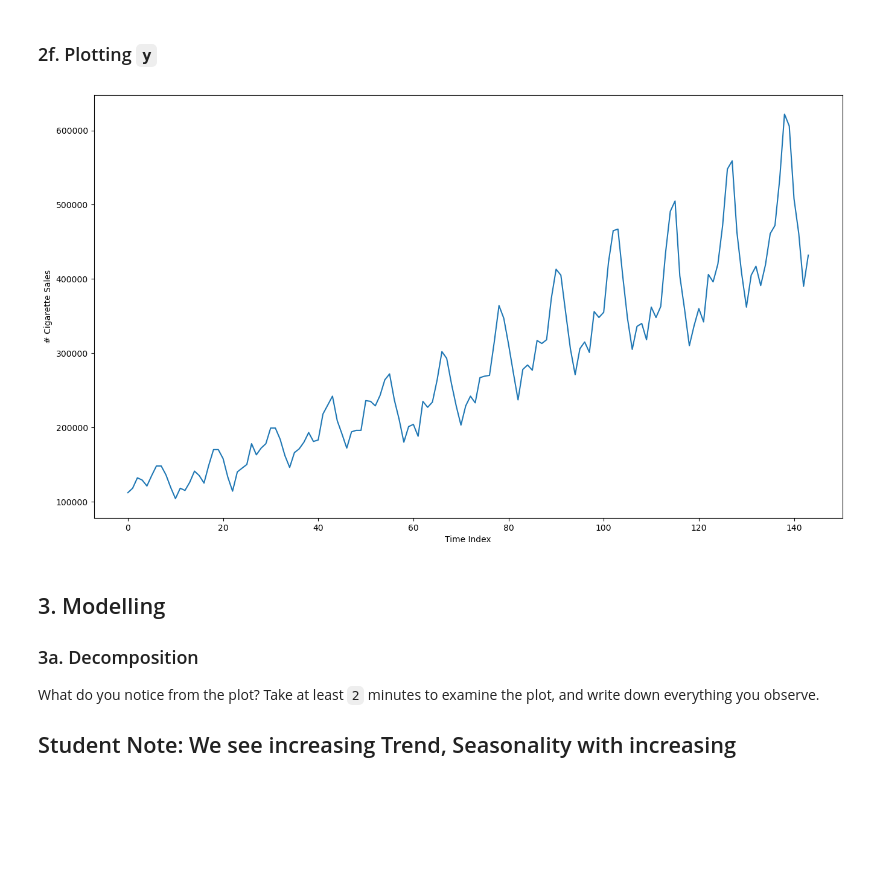
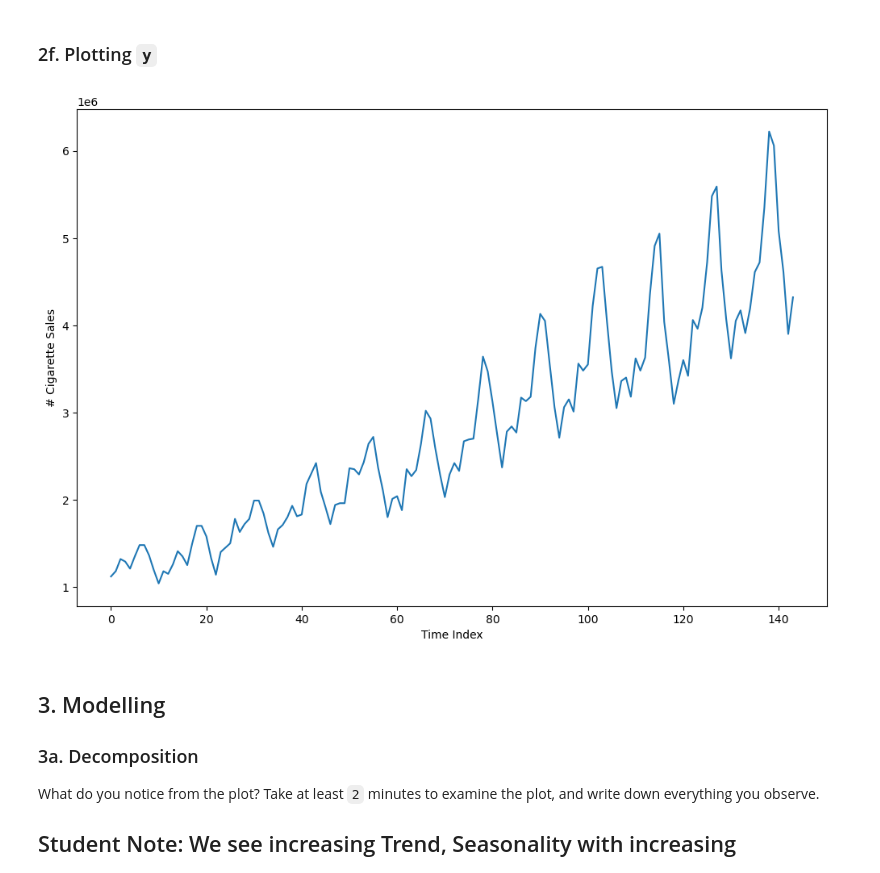
Before and after one commit to frankfletcher/Springboard-Data-Science, a Jupyter notebook: Module 21.1 - Cowboys and Cigrettes Case Study/Cowboy Cigarettes Case Study - Tier 3-FrankFletcher-better-version.ipynb, the cells around one changed output. Cells and saved outputs as stored; diff of their text form; code cells hidden in the pictures; blank space fills up the shorter version.

```diff
--- a/Module 21.1 - Cowboys and Cigrettes Case Study/Cowboy Cigarettes Case Study - Tier 3-FrankFletcher-better-version.ipynb
+++ b/Module 21.1 - Cowboys and Cigrettes Case Study/Cowboy Cigarettes Case Study - Tier 3-FrankFletcher-better-version.ipynb
@@ -75,7 +75,7 @@ cigData = pd.read_csv('CowboyCigsData.csv', usecols=['Time', '#CigSales'], parse
 
 This alteration will make many of the exercises work (like taking the log to decrease variance)
 # %%
-cigData = (cigData - 1000000) * 1000
+cigData = (cigData - 1000000) * 10000
 # %% [markdown]
 ### 1c. Explore the data
 We now need to check whether the data conduces to a time series style analysis.
@@ -204,15 +204,15 @@ Try visualizing the data. A simple `matplotlib` plot should do the trick.
 # %%
 
 
-plt.figure(figsize=(16,20))
+plt.figure(figsize=(12,8))
 
-plt.subplot(212)
+# plt.subplot(212)
 plt.plot(range(len(y)), y)
 plt.xlabel('Time Index')
 plt.ylabel('# Cigarette Sales')
 plt.show()
 # %% [output]
-[figure, old version]
+[figure, new version]
 # %% [markdown]
 ## 3. Modelling
 ### 3a. Decomposition
```
Also changed, not shown: parts of 31 cells of this notebook.
